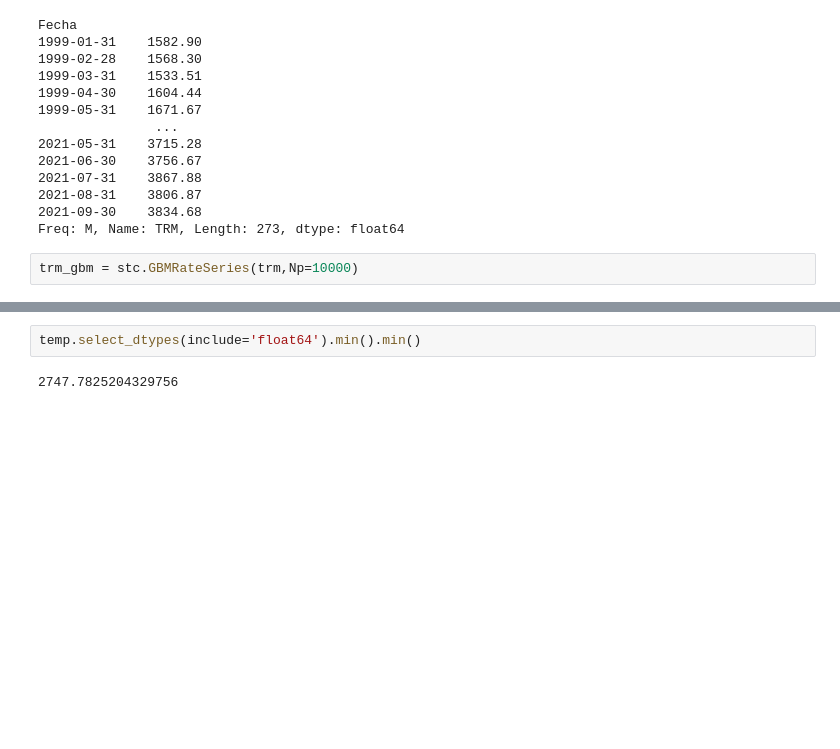
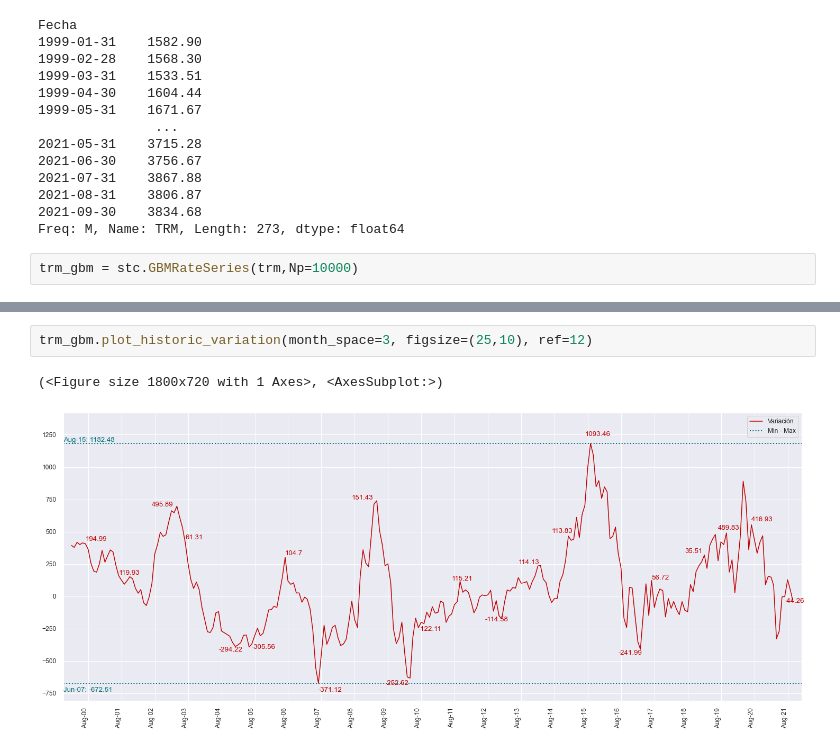
Before and after one commit to Alejandro-Duenas/rate_simulation_models, a Jupyter notebook: Stochastic Rates Modeling.ipynb, the cells around one changed output, grey strips where cells are left out. Saved outputs shown, nothing was run; the diff lists cells and outputs as text; blank space fills up the shorter version.

```diff
--- a/Stochastic Rates Modeling.ipynb
+++ b/Stochastic Rates Modeling.ipynb
@@ -99,4 +78,5 @@ trm_gbm.plot_full_series('2018-01-01','2024-12-31',historical=trm, u_space=150,
 # %%
-temp.select_dtypes(include='float64').min().min()
+trm_gbm.plot_historic_variation(month_space=3, figsize=(25,10), ref=12)
 # %% [output]
-2747.7825204329756
+(<Figure size 1800x720 with 1 Axes>, <AxesSubplot:>)
+[figure, added]
```
Also changed, not shown: parts of 22 cells of this notebook, 1 other file.
